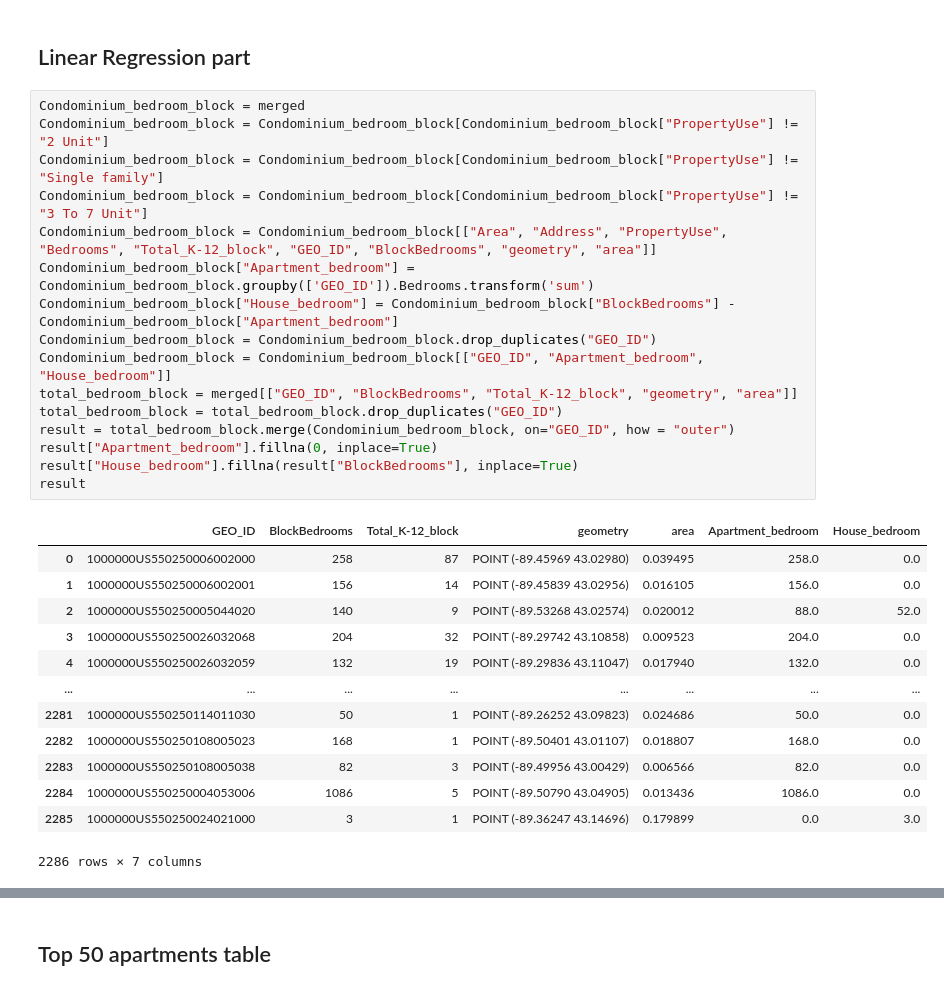
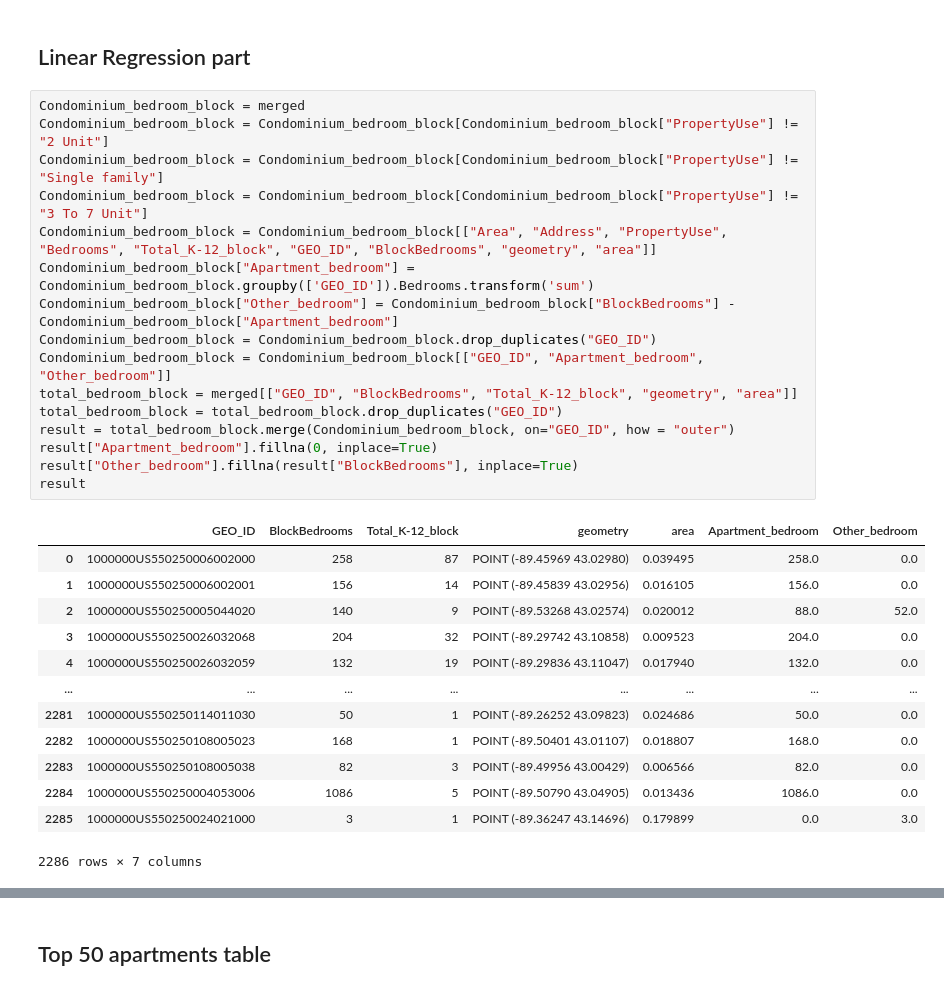
Before and after one commit to wesley0628/Internet-Access-Analysis, a Jupyter notebook: Internet_Access.ipynb, the cells around one changed output, grey strips where cells are left out. Cells and saved outputs as stored; diff of their text form.

```diff
--- a/Internet_Access.ipynb
+++ b/Internet_Access.ipynb
@@ -223,21 +224,21 @@ Text(0.5, 1.0, 'Figure 1: Number of K-12 students in Madison per census block')
 # %%
 Condominium_bedroom_block = merged
 Condominium_bedroom_block = Condominium_bedroom_block[Condominium_bedroom_block["PropertyUse"] != "2 Unit"]
 Condominium_bedroom_block = Condominium_bedroom_block[Condominium_bedroom_block["PropertyUse"] != "Single family"]
 Condominium_bedroom_block = Condominium_bedroom_block[Condominium_bedroom_block["PropertyUse"] != "3 To 7 Unit"]
 Condominium_bedroom_block = Condominium_bedroom_block[["Area", "Address", "PropertyUse", "Bedrooms", "Total_K-12_block", "GEO_ID", "BlockBedrooms", "geometry", "area"]]
 Condominium_bedroom_block["Apartment_bedroom"] = Condominium_bedroom_block.groupby(['GEO_ID']).Bedrooms.transform('sum')
-Condominium_bedroom_block["House_bedroom"] = Condominium_bedroom_block["BlockBedrooms"] - Condominium_bedroom_block["Apartment_bedroom"]
+Condominium_bedroom_block["Other_bedroom"] = Condominium_bedroom_block["BlockBedrooms"] - Condominium_bedroom_block["Apartment_bedroom"]
 Condominium_bedroom_block = Condominium_bedroom_block.drop_duplicates("GEO_ID")
-Condominium_bedroom_block = Condominium_bedroom_block[["GEO_ID", "Apartment_bedroom", "House_bedroom"]]
+Condominium_bedroom_block = Condominium_bedroom_block[["GEO_ID", "Apartment_bedroom", "Other_bedroom"]]
 total_bedroom_block = merged[["GEO_ID", "BlockBedrooms", "Total_K-12_block", "geometry", "area"]]
 total_bedroom_block = total_bedroom_block.drop_duplicates("GEO_ID")
 result = total_bedroom_block.merge(Condominium_bedroom_block, on="GEO_ID", how = "outer")
 result["Apartment_bedroom"].fillna(0, inplace=True)
-result["House_bedroom"].fillna(result["BlockBedrooms"], inplace=True)
+result["Other_bedroom"].fillna(result["BlockBedrooms"], inplace=True)
 result
 # %% [output]
-|  | GEO_ID | BlockBedrooms | Total_K-12_block | geometry | area | Apartment_bedroom | House_bedroom |
+|  | GEO_ID | BlockBedrooms | Total_K-12_block | geometry | area | Apartment_bedroom | Other_bedroom |
 | 0 | 1000000US550250006002000 | 258 | 87 | POINT (-89.45969 43.02980) | 0.039495 | 258.0 | 0.0 |
 | 1 | 1000000US550250006002001 | 156 | 14 | POINT (-89.45839 43.02956) | 0.016105 | 156.0 | 0.0 |
 | 2 | 1000000US550250005044020 | 140 | 9 | POINT (-89.53268 43.02574) | 0.020012 | 88.0 | 52.0 |
```
Also changed, not shown: parts of 10 cells of this notebook, 3 other files.
